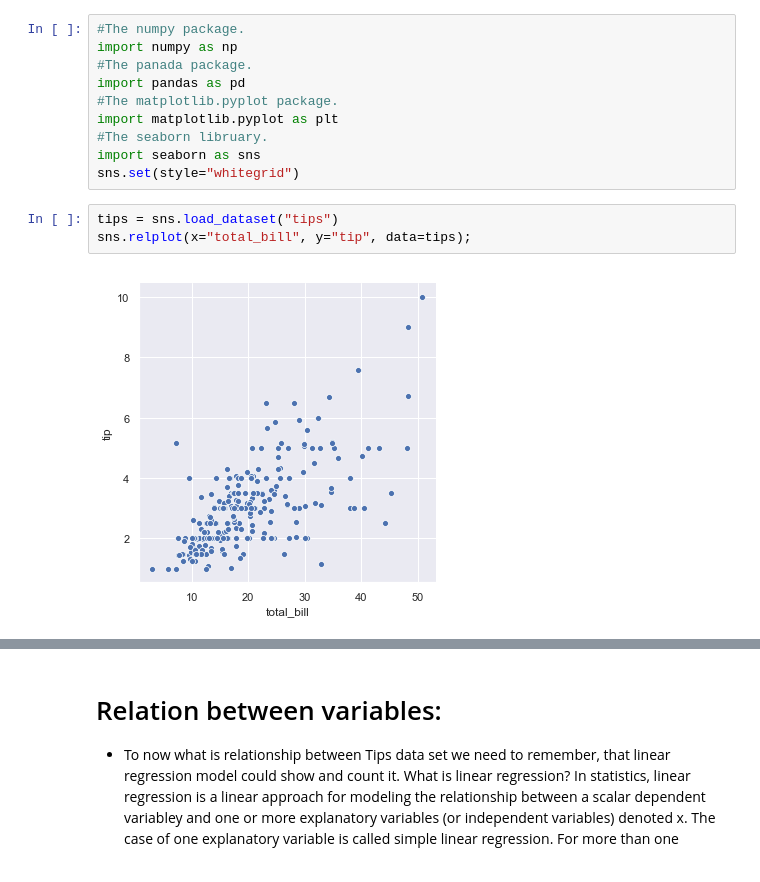
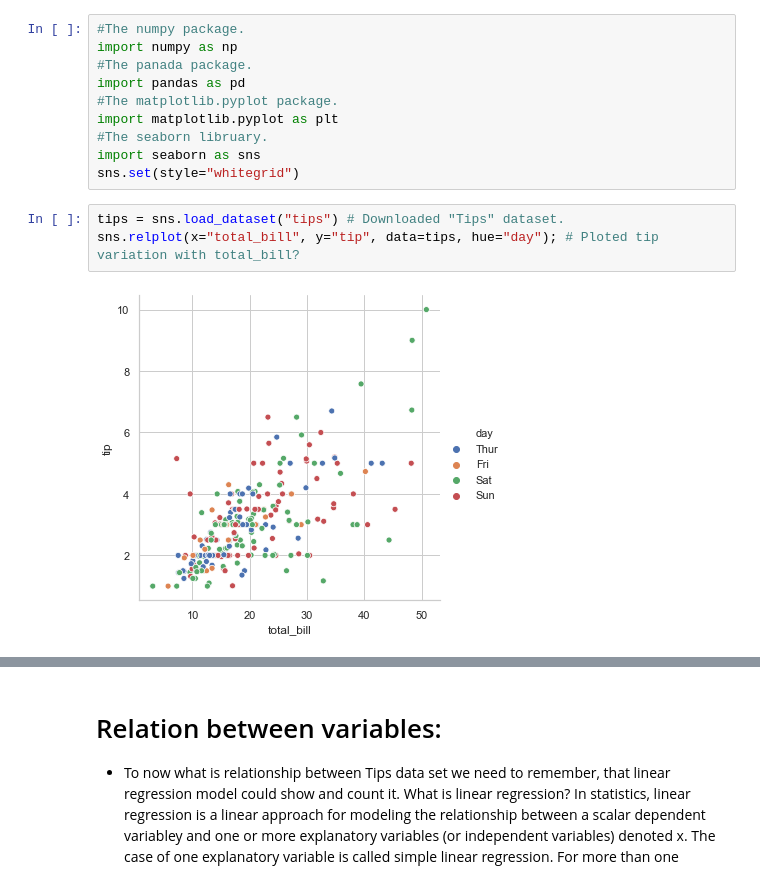
Before and after one commit to rituteval/Fundamentals-assesments, a Jupyter notebook: Tips data set.ipynb, the cells around one changed output, grey strips where cells are left out. Saved outputs shown, nothing was run; the diff lists cells and outputs as text.

```diff
--- a/Tips data set.ipynb
+++ b/Tips data set.ipynb
@@ -127,7 +127,7 @@ import matplotlib.pyplot as plt
 import seaborn as sns
 sns.set(style="whitegrid")
 # %%
-tips = sns.load_dataset("tips")
-sns.relplot(x="total_bill", y="tip", data=tips);
+tips = sns.load_dataset("tips") # Downloaded "Tips" dataset.
+sns.relplot(x="total_bill", y="tip", data=tips, hue="day"); # Ploted tip variation with total_bill?
 # %% [output]
-[figure, old version]
+[figure, new version]
```
Also changed, not shown: parts of 7 cells of this notebook.
